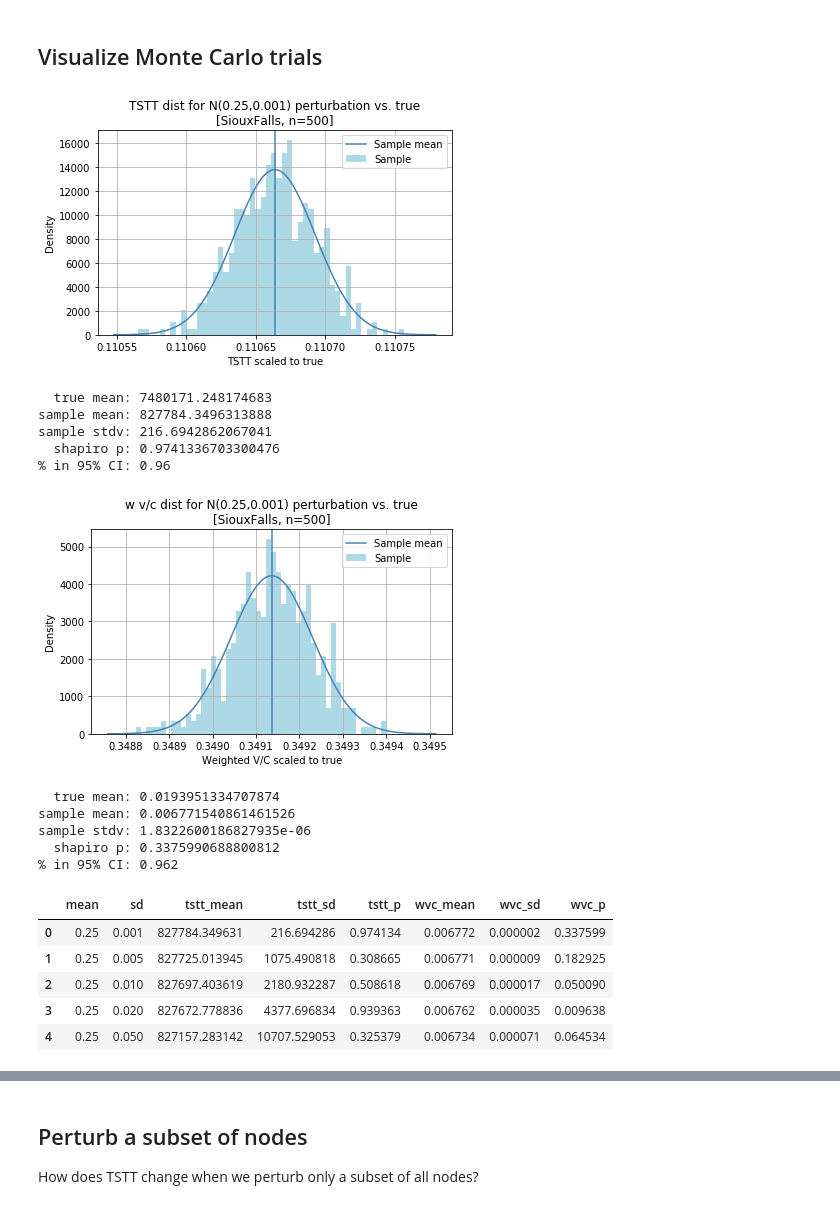
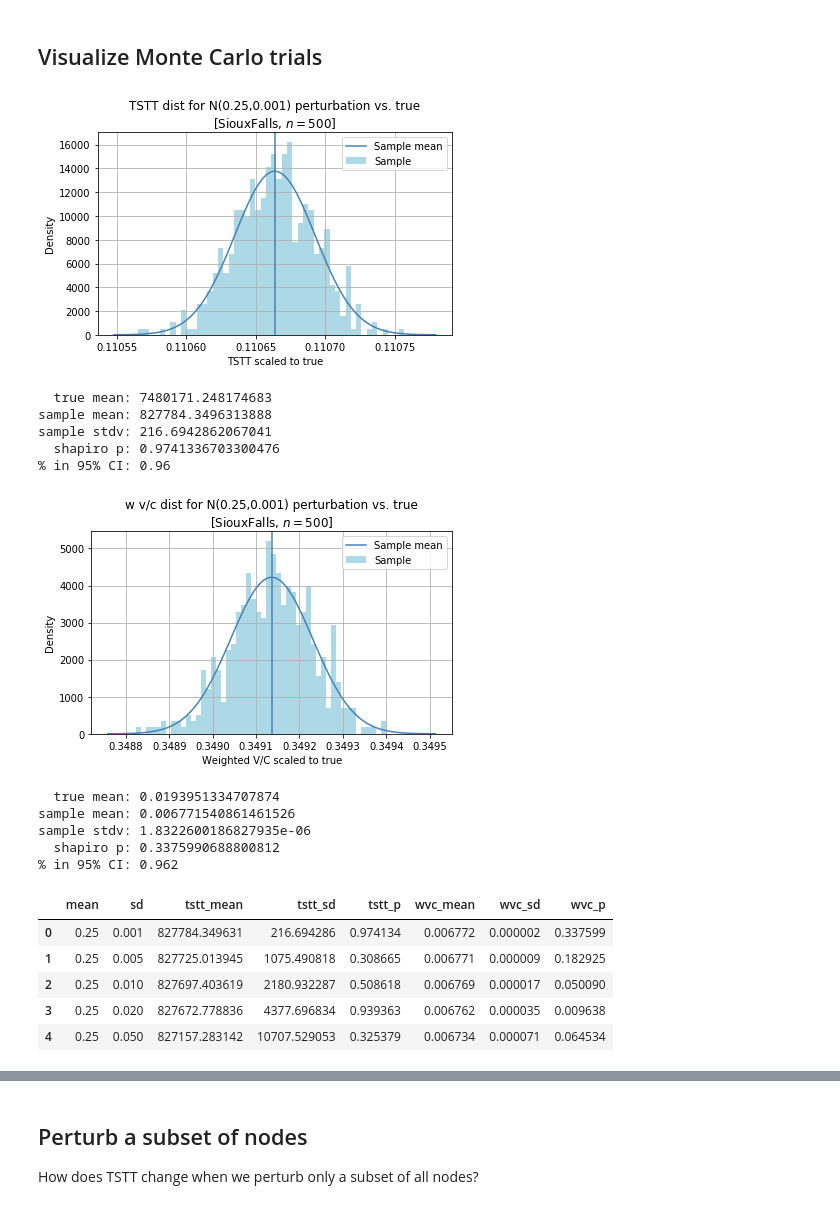
Before and after one commit to CarlinLiao/od-perturbation, a Jupyter notebook: automation.ipynb, the cells around one changed output, grey strips where cells are left out. Saved outputs shown, nothing was run; the diff lists cells and outputs as text; code cells hidden in the pictures.

```diff
--- a/automation.ipynb
+++ b/automation.ipynb
@@ -344,8 +344,8 @@ def test_perturbation_pair(
 
     tstts = dft['tstt']
     tstt_mean, tstt_sd = visualize(tstts, tstt_true, plot_true_mean,
-                                   img_title='TSTT dist for N({},{}) perturbation vs. true\n[{}, n={}]'.format(norm_mean, norm_sd, net_name, n),
-                                   img_filename='output/plots/{}_tstt_N({}, {})_n{}.png'.format(net_name, norm_mean, norm_sd, n), verbose_output=verbose_output)
+                                   img_title='TSTT dist for N({},{}) perturbation vs. true\n[{}, $n={}$]'.format(norm_mean, norm_sd, net_name, n),
+                                   img_filename='output/plots/{}_tstt_N({},{})_n{}.png'.format(net_name, norm_mean, norm_sd, n), verbose_output=verbose_output)
     tstt_pvalue = stats.shapiro(tstts)[1]
     if verbose_output:
         print('  shapiro p:', tstt_pvalue)
@@ -354,8 +354,8 @@ def test_perturbation_pair(
 
     wvcs = dft['congestion']
     wvc_mean, wvc_sd = visualize(wvcs, wvc_true, plot_true_mean, xlabel='Weighted V/C scaled to true',
-                                 img_title='w v/c dist for N({},{}) perturbation vs. true\n[{}, n={}]'.format(norm_mean, norm_sd, net_name, n),
-                                 img_filename='output/plots/{}_wvc_N({}, {})_n{}.png'.format(net_name, norm_mean, norm_sd, n), verbose_output=verbose_output)
+                                 img_title='w v/c dist for N({},{}) perturbation vs. true\n[{}, $n={}$]'.format(norm_mean, norm_sd, net_name, n),
+                                 img_filename='output/plots/{}_wvc_N({},{})_n{}.png'.format(net_name, norm_mean, norm_sd, n), verbose_output=verbose_output)
     wvc_pvalue = stats.shapiro(wvcs)[1]
     if verbose_output:
         print('  shapiro p:', wvc_pvalue)
@@ -372,40 +372,40 @@ def plot_all_pairs(df_trials, true_tstt, true_wvc, net):
     df_pairs = pd.DataFrame(columns=['mean', 'sd', 'tstt_mean', 'tstt_sd', 'tstt_p', 'wvc_mean', 'wvc_sd', 'wvc_p'])
 
     k=0
     for i,mean in enumerate(means):
         for sd in sds:
             tstt_mn, tstt_sd, tstt_p, wvc_mn, wvc_sd, wvc_p = test_perturbation_pair(df_trials,
                                                                                      mean, sd,
                                                                                      true_tstt, true_wvc,
                                                                                      net_name=net,
                                                                                      plot_true_mean=(mean==1),
                                                                                      verbose_output=(k==0))
             df_pairs.loc[k] = {
                 'mean': mean,
                 'sd': sd,
                 'tstt_mean': tstt_mn,
                 'tstt_sd': tstt_sd,
                 'tstt_p': tstt_p,
                 'wvc_mean': wvc_mn,
                 'wvc_sd': wvc_sd,
                 'wvc_p': wvc_p
             }
             k+=1
 
     df_pairs.to_csv('output/data/{}_monte_carlo.csv'.format(net), index=False)
 
     return df_pairs
 
 df_pairs = plot_all_pairs(df_trials, true_tstt, true_wvc, net)
 df_pairs.head()
 # %% [output]
-[figure, old version]
+[figure, new version]
   true mean: 7480171.248174683
 sample mean: 827784.3496313888
 sample stdv: 216.6942862067041
   shapiro p: 0.9741336703300476
 % in 95% CI: 0.96
-[figure, old version]
+[figure, new version]
   true mean: 0.0193951334707874
 sample mean: 0.006771540861461526
 sample stdv: 1.8322600186827935e-06
```
Also changed, not shown: parts of 6 cells of this notebook.
